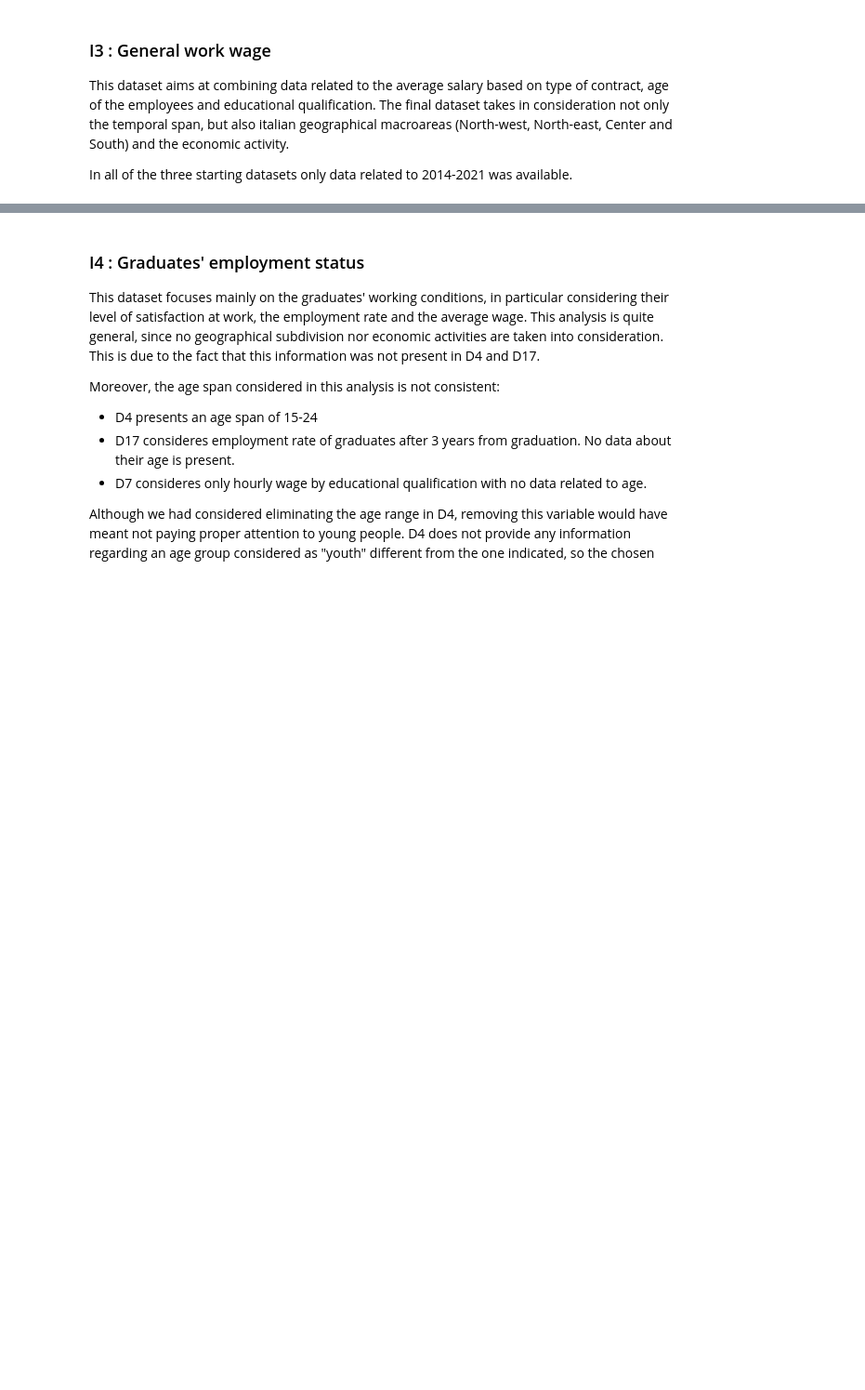
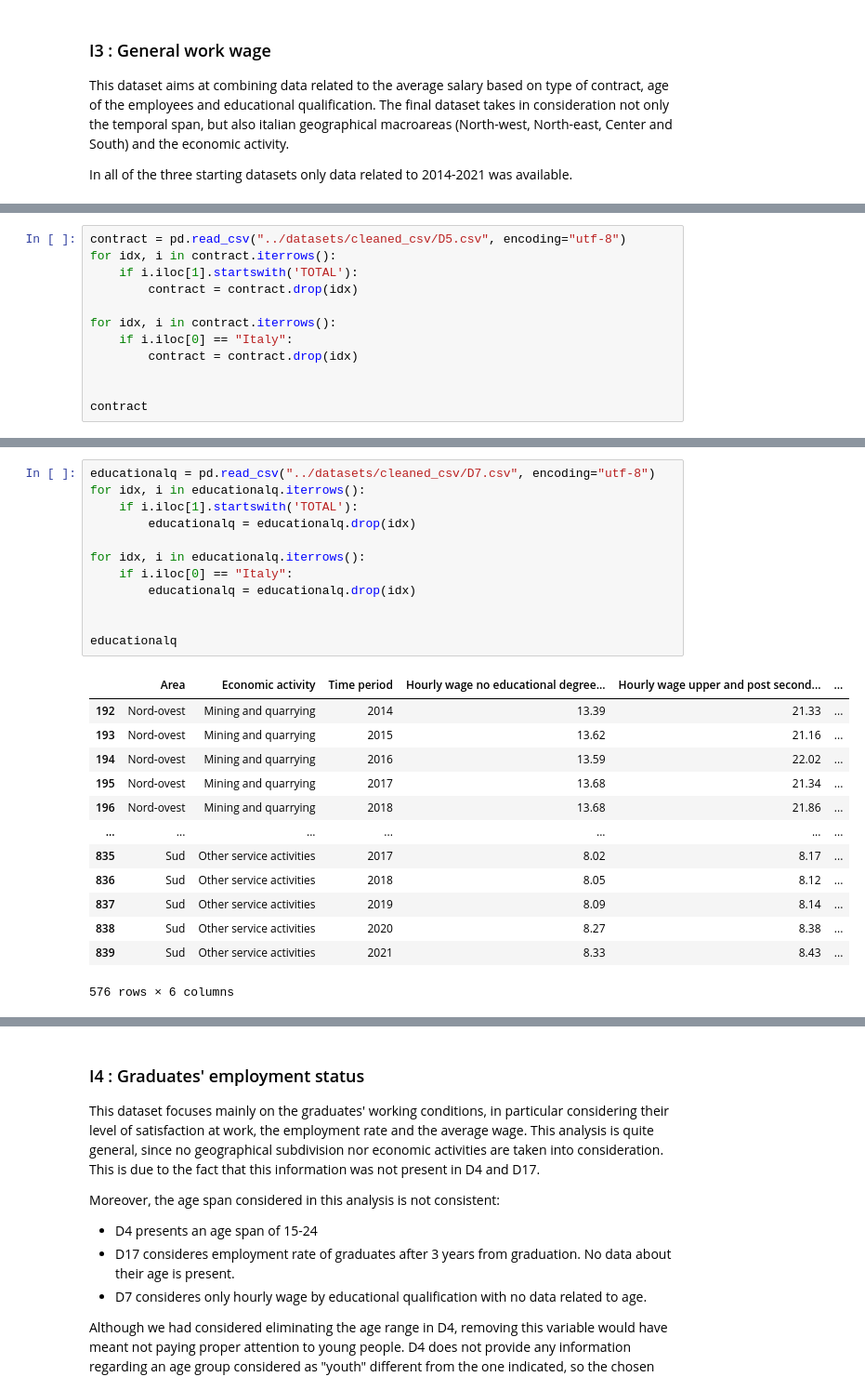
Before and after one commit to giorgiacrosilla/cif, a Jupyter notebook: datasets/intermediate_datasets.ipynb, the cells around one changed output, grey strips where cells are left out. Shown: that part at 93% size. Cells and saved outputs as stored; diff of their text form; blank space fills up the shorter version.

```diff
--- a/datasets/intermediate_datasets.ipynb
+++ b/datasets/intermediate_datasets.ipynb
@@ -258,0 +176,12 @@ educationalq
+# %%
+contract = pd.read_csv("../datasets/cleaned_csv/D5.csv", encoding="utf-8")
+for idx, i in contract.iterrows():
+    if i.iloc[1].startswith('TOTAL'):
+        contract = contract.drop(idx)
+
+for idx, i in contract.iterrows():
+    if i.iloc[0] == "Italy":
+        contract = contract.drop(idx)
+
+
+contract
@@ -259,3 +228,29 @@ educationalq
+# %%
+educationalq = pd.read_csv("../datasets/cleaned_csv/D7.csv", encoding="utf-8")
+for idx, i in educationalq.iterrows():
+    if i.iloc[1].startswith('TOTAL'):
+        educationalq = educationalq.drop(idx)
+
+for idx, i in educationalq.iterrows():
+    if i.iloc[0] == "Italy":
+        educationalq = educationalq.drop(idx)
+
+
+educationalq
+# %% [output]
+|  | Area | Economic activity | Time period | Hourly wage no educational degree... | Hourly wage upper and post second... | ... |
+| 192 | Nord-ovest | Mining and quarrying | 2014 | 13.39 | 21.33 | ... |
+| 193 | Nord-ovest | Mining and quarrying | 2015 | 13.62 | 21.16 | ... |
+| 194 | Nord-ovest | Mining and quarrying | 2016 | 13.59 | 22.02 | ... |
+| 195 | Nord-ovest | Mining and quarrying | 2017 | 13.68 | 21.34 | ... |
+| 196 | Nord-ovest | Mining and quarrying | 2018 | 13.68 | 21.86 | ... |
+| ... | ... | ... | ... | ... | ... | ... |
+| 835 | Sud | Other service activities | 2017 | 8.02 | 8.17 | ... |
+| 836 | Sud | Other service activities | 2018 | 8.05 | 8.12 | ... |
+| 837 | Sud | Other service activities | 2019 | 8.09 | 8.14 | ... |
+| 838 | Sud | Other service activities | 2020 | 8.27 | 8.38 | ... |
+| 839 | Sud | Other service activities | 2021 | 8.33 | 8.43 | ... |
+576 rows × 6 columns
 # %%
 i3 = pd.merge(pd.merge(contract, educationalq, on=["Time period", "Area", "Economic activity"]), wageage, on=["Time period", "Area", "Economic activity"])
 
```
Also changed, not shown: parts of 9 cells of this notebook.
